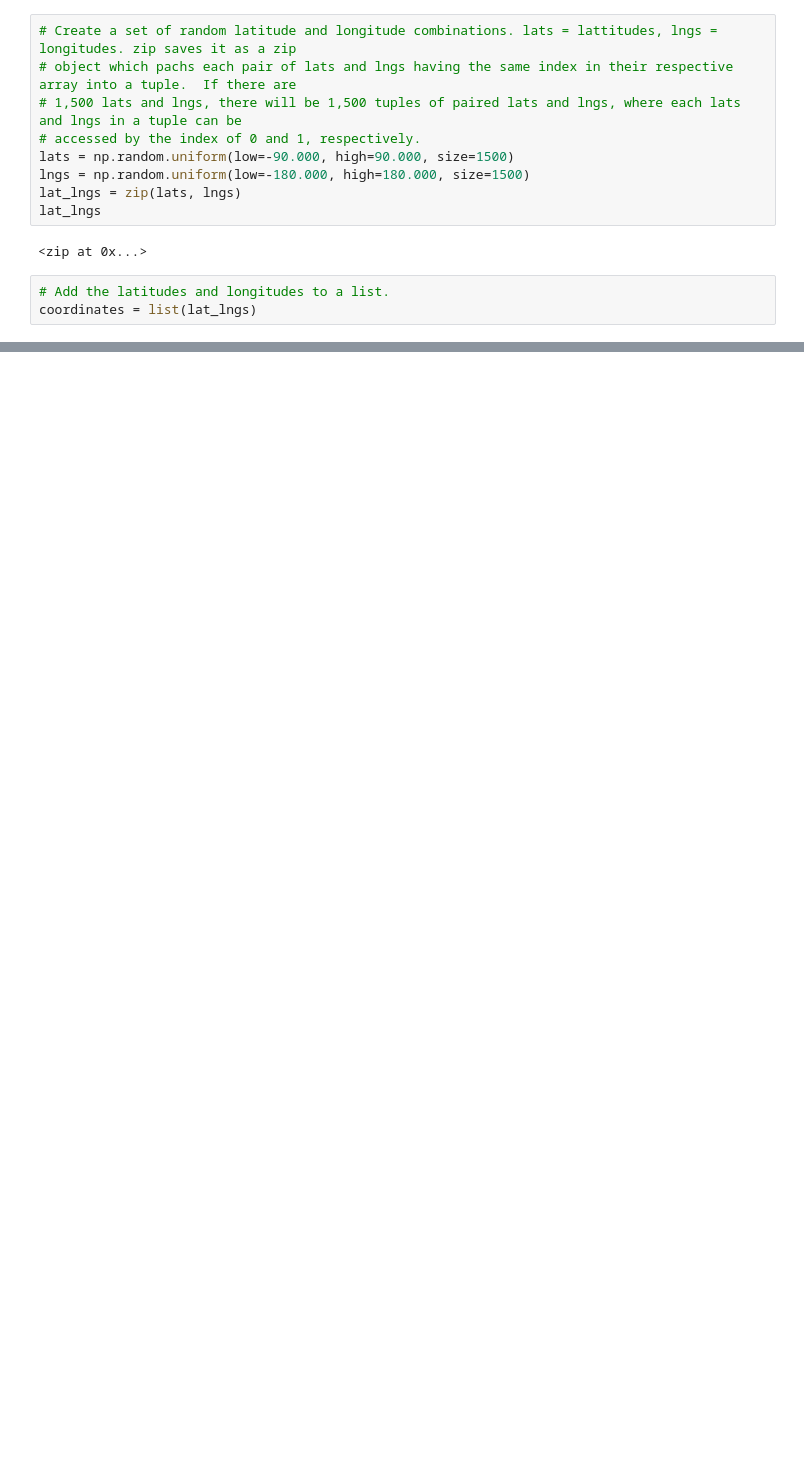
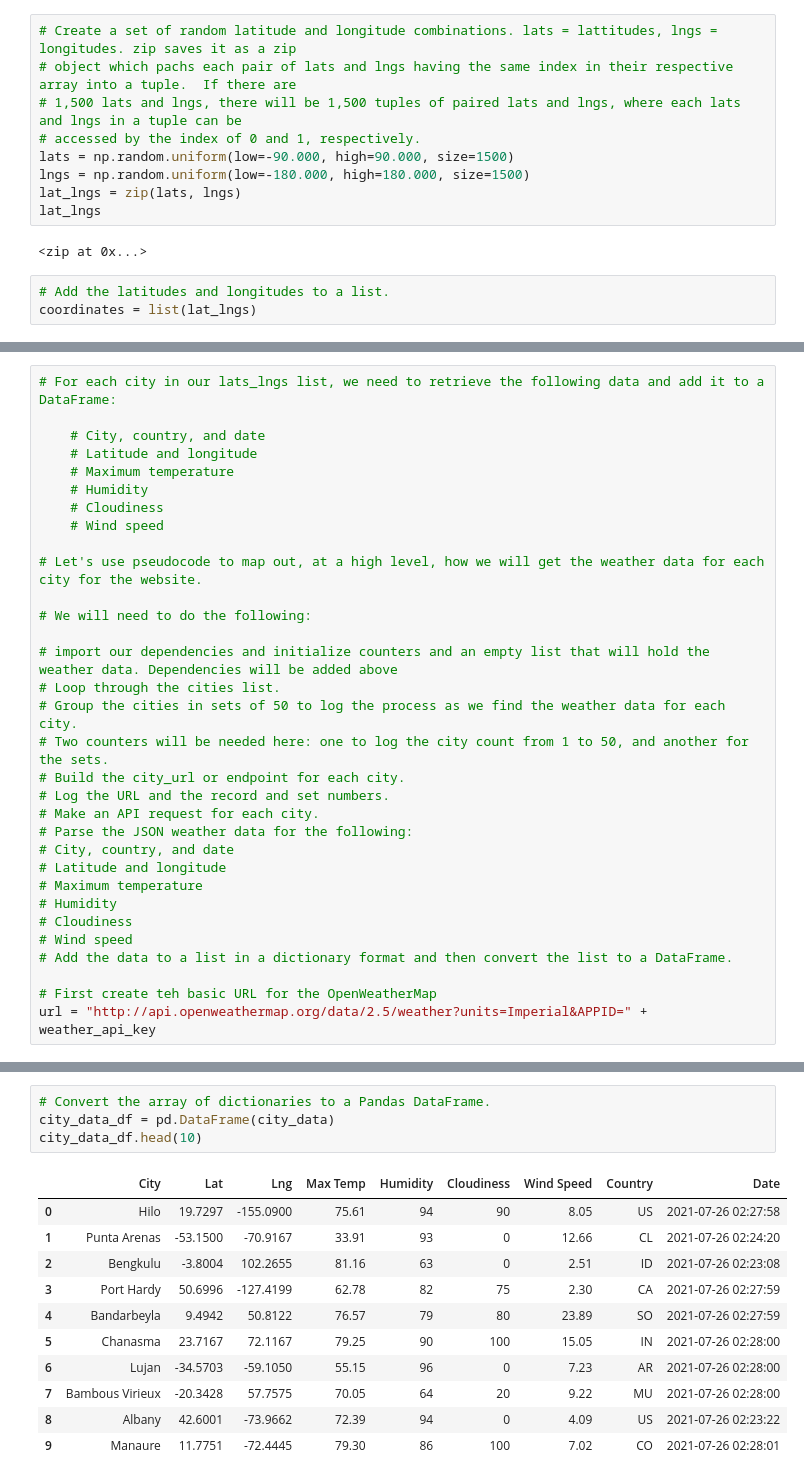
Before and after one commit to GaryG484/World_Weather_Analysis, a Jupyter notebook: WeatherPy.ipynb, the cells around one changed output, grey strips where cells are left out. Drawn from its saved outputs; the diff is of its cells as text; blank space fills up the shorter version.

```diff
--- a/WeatherPy.ipynb
+++ b/WeatherPy.ipynb
@@ -46,0 +56,32 @@ len(cities)
+# %%
+# For each city in our lats_lngs list, we need to retrieve the following data and add it to a DataFrame:
+
+    # City, country, and date
+    # Latitude and longitude
+    # Maximum temperature
+    # Humidity
+    # Cloudiness
+    # Wind speed
+
+# Let's use pseudocode to map out, at a high level, how we will get the weather data for each city for the website.
+
+# We will need to do the following:
+
+# import our dependencies and initialize counters and an empty list that will hold the weather data. Dependencies will be added above
+# Loop through the cities list.
+# Group the cities in sets of 50 to log the process as we find the weather data for each city.
+# Two counters will be needed here: one to log the city count from 1 to 50, and another for the sets.
+# Build the city_url or endpoint for each city.
+# Log the URL and the record and set numbers.
+# Make an API request for each city.
+# Parse the JSON weather data for the following:
+# City, country, and date
+# Latitude and longitude
+# Maximum temperature
+# Humidity
+# Cloudiness
+# Wind speed
+# Add the data to a list in a dictionary format and then convert the list to a DataFrame.
+
+# First create teh basic URL for the OpenWeatherMap
+url = "http://api.openweathermap.org/data/2.5/weather?units=Imperial&APPID=" + weather_api_key
@@ -46,0 +180,16 @@ len(cities)
+# %%
+# Convert the array of dictionaries to a Pandas DataFrame.
+city_data_df = pd.DataFrame(city_data)
+city_data_df.head(10)
+# %% [output]
+|  | City | Lat | Lng | Max Temp | Humidity | Cloudiness | Wind Speed | Country | Date |
+| 0 | Hilo | 19.7297 | -155.0900 | 75.61 | 94 | 90 | 8.05 | US | 2021-07-26 02:27:58 |
+| 1 | Punta Arenas | -53.1500 | -70.9167 | 33.91 | 93 | 0 | 12.66 | CL | 2021-07-26 02:24:20 |
+| 2 | Bengkulu | -3.8004 | 102.2655 | 81.16 | 63 | 0 | 2.51 | ID | 2021-07-26 02:23:08 |
+| 3 | Port Hardy | 50.6996 | -127.4199 | 62.78 | 82 | 75 | 2.30 | CA | 2021-07-26 02:27:59 |
+| 4 | Bandarbeyla | 9.4942 | 50.8122 | 76.57 | 79 | 80 | 23.89 | SO | 2021-07-26 02:27:59 |
+| 5 | Chanasma | 23.7167 | 72.1167 | 79.25 | 90 | 100 | 15.05 | IN | 2021-07-26 02:28:00 |
+| 6 | Lujan | -34.5703 | -59.1050 | 55.15 | 96 | 0 | 7.23 | AR | 2021-07-26 02:28:00 |
+| 7 | Bambous Virieux | -20.3428 | 57.7575 | 70.05 | 64 | 20 | 9.22 | MU | 2021-07-26 02:28:00 |
+| 8 | Albany | 42.6001 | -73.9662 | 72.39 | 94 | 0 | 4.09 | US | 2021-07-26 02:23:22 |
+| 9 | Manaure | 11.7751 | -72.4445 | 79.30 | 86 | 100 | 7.02 | CO | 2021-07-26 02:28:01 |
```
Also changed, not shown: parts of 5 cells of this notebook, 4 other files.
